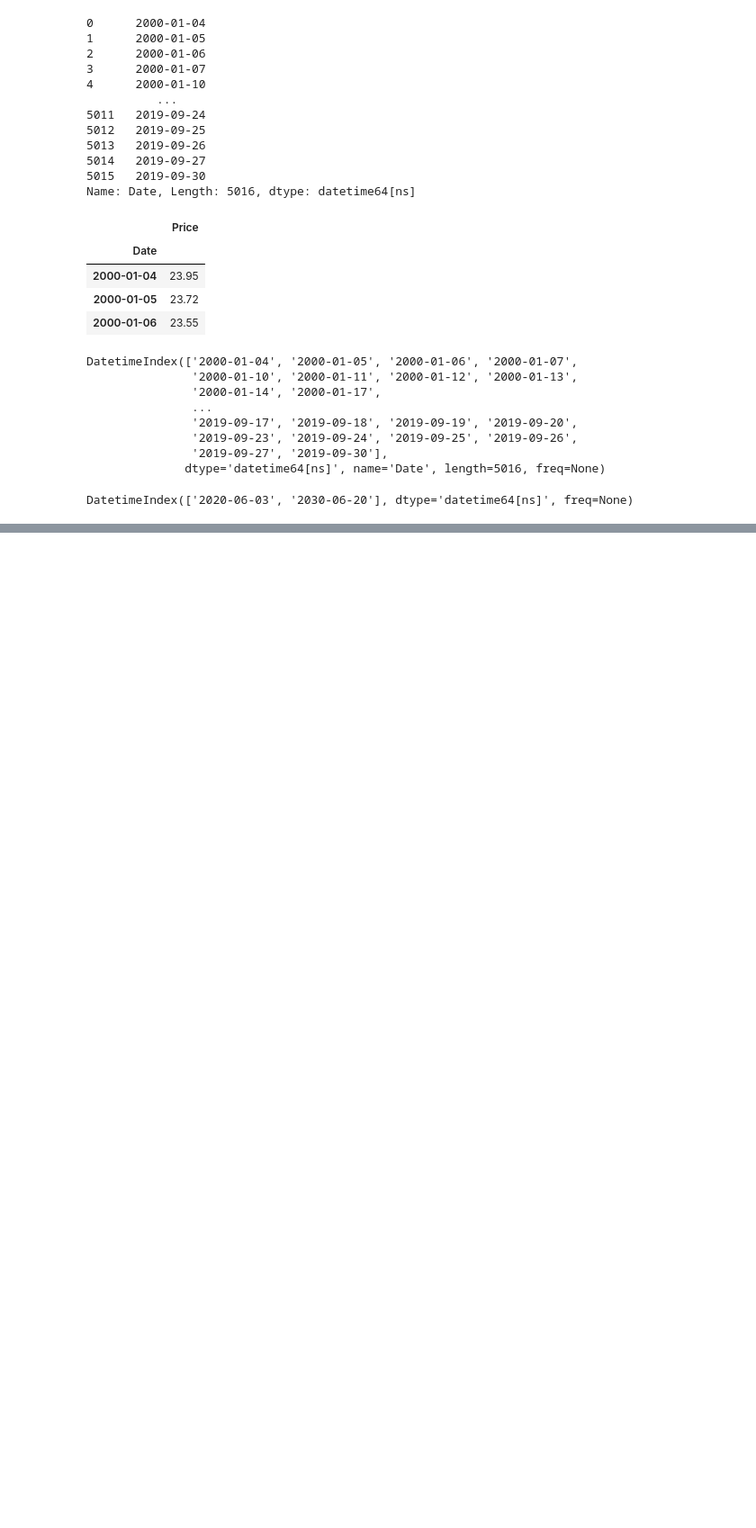
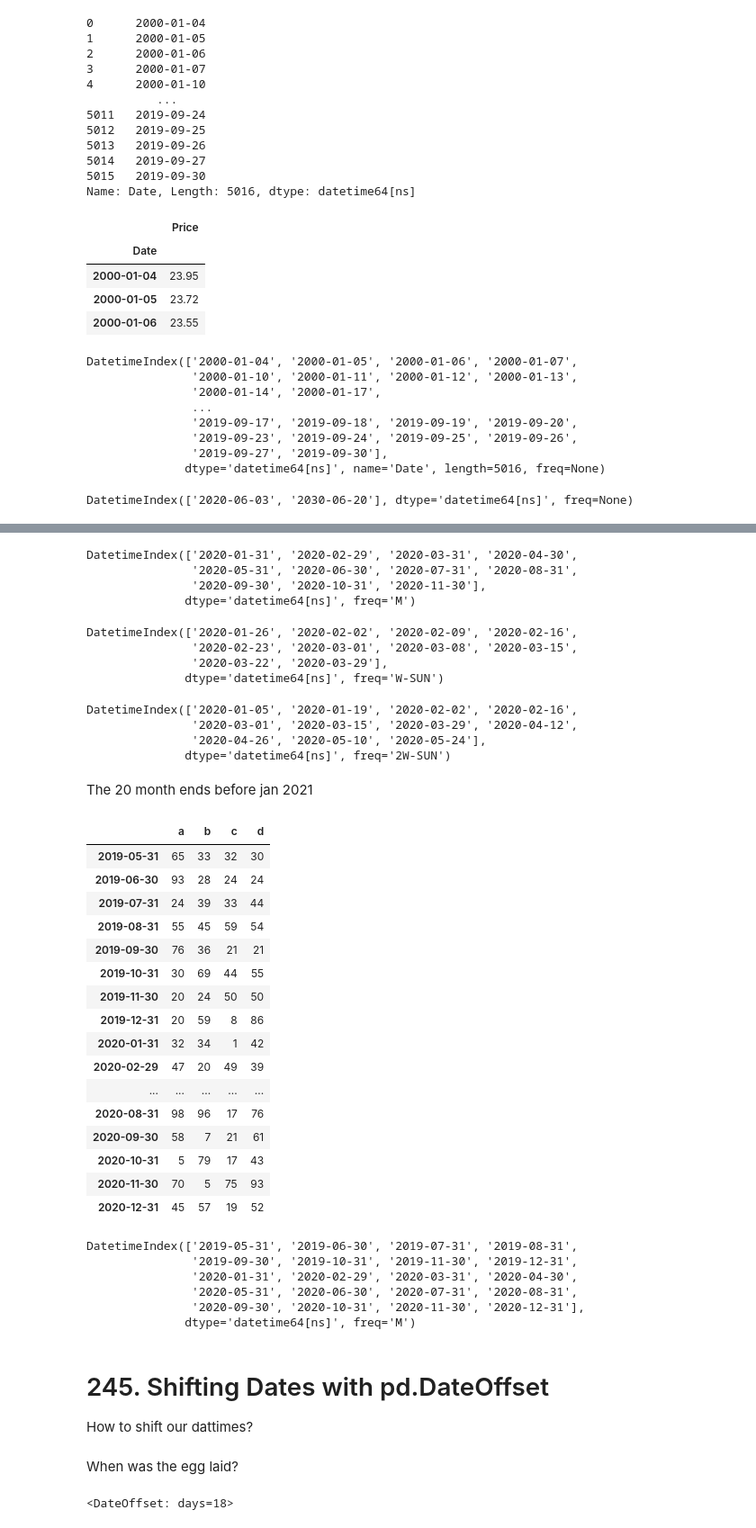
Before and after one commit to TomaszBury/The-ultimate-pandas-bootcamp-advanced-python-data-analysis, a Jupyter notebook: section_10/handling_time_and_date.ipynb, the cells around one changed output, grey strips where cells are left out. Shown at 90% size. Saved outputs shown, nothing was run; the diff lists cells and outputs as text; code cells hidden in the pictures; blank space fills up the shorter version.

```diff
--- a/section_10/handling_time_and_date.ipynb
+++ b/section_10/handling_time_and_date.ipynb
@@ -470,0 +907,57 @@ DatetimeIndex(['2020-06-03', '2030-06-20'], dtype='datetime64[ns]', freq=None)
+# %%
+pd.date_range(start='1-1-2020',periods=11, freq='m')
+# %% [output]
+DatetimeIndex(['2020-01-31', '2020-02-29', '2020-03-31', '2020-04-30',
+               '2020-05-31', '2020-06-30', '2020-07-31', '2020-08-31',
+               '2020-09-30', '2020-10-31', '2020-11-30'],
+              dtype='datetime64[ns]', freq='M')
+# %%
+pd.date_range(start='1/20/2020', periods=10, freq='W')
+# %% [output]
+DatetimeIndex(['2020-01-26', '2020-02-02', '2020-02-09', '2020-02-16',
+               '2020-02-23', '2020-03-01', '2020-03-08', '2020-03-15',
+               '2020-03-22', '2020-03-29'],
+              dtype='datetime64[ns]', freq='W-SUN')
+# %%
+pd.date_range(start='1-1-2020', periods=11, freq='2w')
+# %% [output]
+DatetimeIndex(['2020-01-05', '2020-01-19', '2020-02-02', '2020-02-16',
+               '2020-03-01', '2020-03-15', '2020-03-29', '2020-04-12',
+               '2020-04-26', '2020-05-10', '2020-05-24'],
+              dtype='datetime64[ns]', freq='2W-SUN')
+# %% [markdown]
+The 20 month ends before jan 2021
+# %%
+dti = pd.date_range(end='jan 2021', periods=20, freq='m')
+# %%
+pd.DataFrame(index=dti, data=np.random.randint(100, size=(20, 4)), columns=list('abcd'))
+# %% [output]
+|  | a | b | c | d |
+| 2019-05-31 | 65 | 33 | 32 | 30 |
+| 2019-06-30 | 93 | 28 | 24 | 24 |
+| 2019-07-31 | 24 | 39 | 33 | 44 |
+| 2019-08-31 | 55 | 45 | 59 | 54 |
+| 2019-09-30 | 76 | 36 | 21 | 21 |
+| 2019-10-31 | 30 | 69 | 44 | 55 |
+| 2019-11-30 | 20 | 24 | 50 | 50 |
+| 2019-12-31 | 20 | 59 | 8 | 86 |
+| 2020-01-31 | 32 | 34 | 1 | 42 |
+| 2020-02-29 | 47 | 20 | 49 | 39 |
+| ... | ... | ... | ... | ... |
+| 2020-08-31 | 98 | 96 | 17 | 76 |
+| 2020-09-30 | 58 | 7 | 21 | 61 |
+| 2020-10-31 | 5 | 79 | 17 | 43 |
+| 2020-11-30 | 70 | 5 | 75 | 93 |
+| 2020-12-31 | 45 | 57 | 19 | 52 |
+# %%
+pd.DataFrame(index=dti, data=np.random.randint(100, size=(20, 4)), columns=list('abcd')).index
+# %% [output]
+DatetimeIndex(['2019-05-31', '2019-06-30', '2019-07-31', '2019-08-31',
+               '2019-09-30', '2019-10-31', '2019-11-30', '2019-12-31',
+               '2020-01-31', '2020-02-29', '2020-03-31', '2020-04-30',
+               '2020-05-31', '2020-06-30', '2020-07-31', '2020-08-31',
+               '2020-09-30', '2020-10-31', '2020-11-30', '2020-12-31'],
+              dtype='datetime64[ns]', freq='M')
+# %% [markdown]
+# 245. Shifting Dates with pd.DateOffset
+How to shift our dattimes?
@@ -470,0 +967,6 @@ DatetimeIndex(['2020-06-03', '2030-06-20'], dtype='datetime64[ns]', freq=None)
+# %% [markdown]
+When was the egg laid?
+# %%
+pd.DateOffset(days=18)
+# %% [output]
+<DateOffset: days=18>
```
Also changed, not shown: parts of 102 cells of this notebook, 1 other file.
